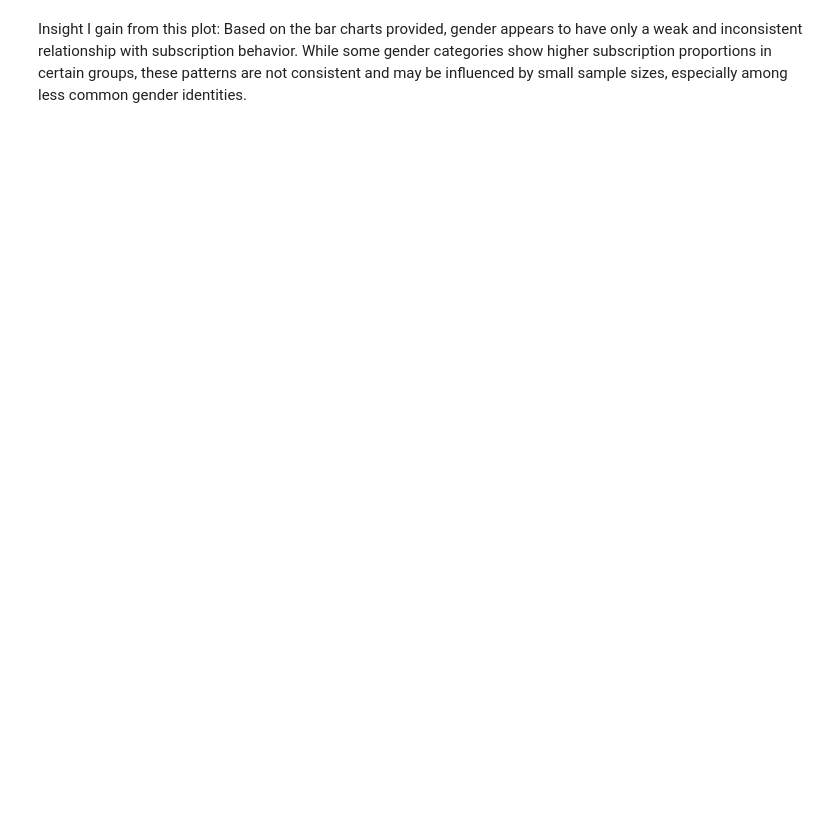
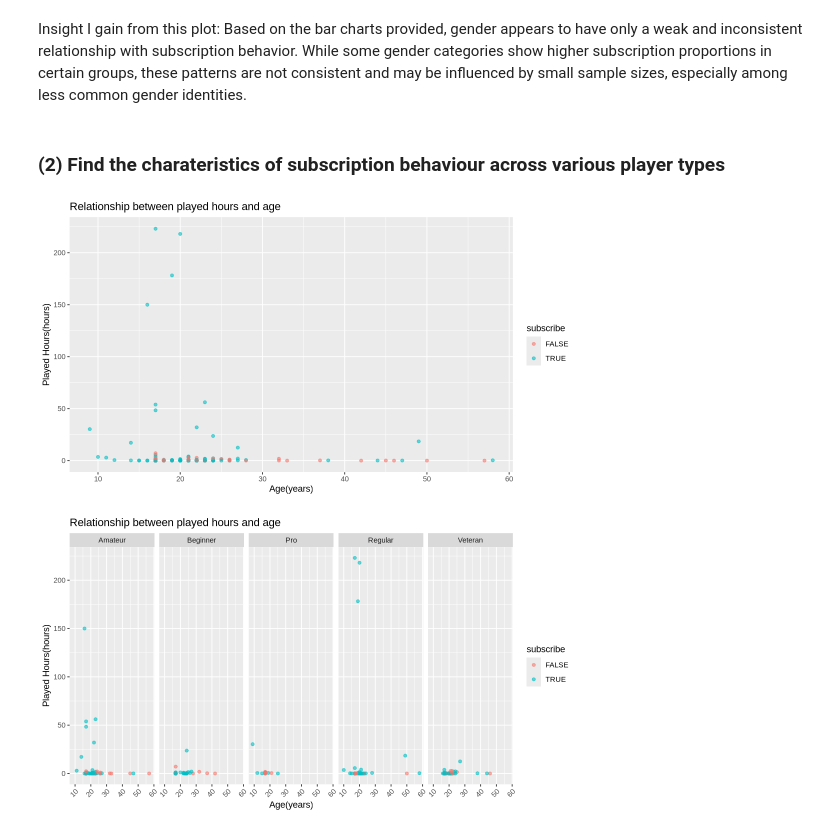
Before and after one commit to Evelyn925/individual_project, a Jupyter notebook: individual_project.ipynb, the cells around one changed output. Cells and saved outputs as stored; diff of their text form; code cells hidden in the pictures; blank space fills up the shorter version.

```diff
--- a/individual_project.ipynb
+++ b/individual_project.ipynb
@@ -143,2 +165,20 @@ bar_plot
 # %% [markdown]
 Insight I gain from this plot: Based on the bar charts provided, gender appears to have only a weak and inconsistent relationship with subscription behavior. While some gender categories show higher subscription proportions in certain groups, these patterns are not consistent and may be influenced by small sample sizes, especially among less common gender identities.
+# %% [markdown]
+### (2)  Find the charateristics of subscription behaviour across various player types
+# %%
+options(repr.plot.width = 9, repr.plot.height = 5)
+scatter_plot<- players_adjusted|>
+ggplot(aes(x = Age, y = played_hours, colour=subscribe)) +
+geom_point(alpha = 0.6) +
+xlab("Age(years)") +
+ylab("Played Hours(hours)") +
+ggtitle("Relationship between played hours and age")
+scatter_plots<- scatter_plot+
+facet_grid(~ experience)+
+theme(axis.text.x = element_text(angle = 45, hjust = 1))
+scatter_plot
+scatter_plots
+# %% [output]
+[figure, added]
+[figure, added]
```
Also changed, not shown: parts of 4 cells of this notebook.
